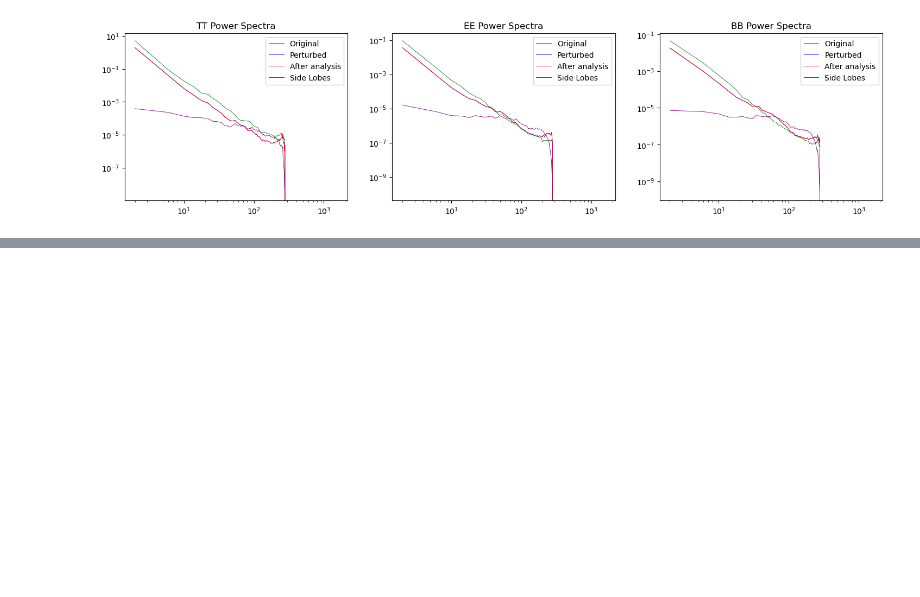
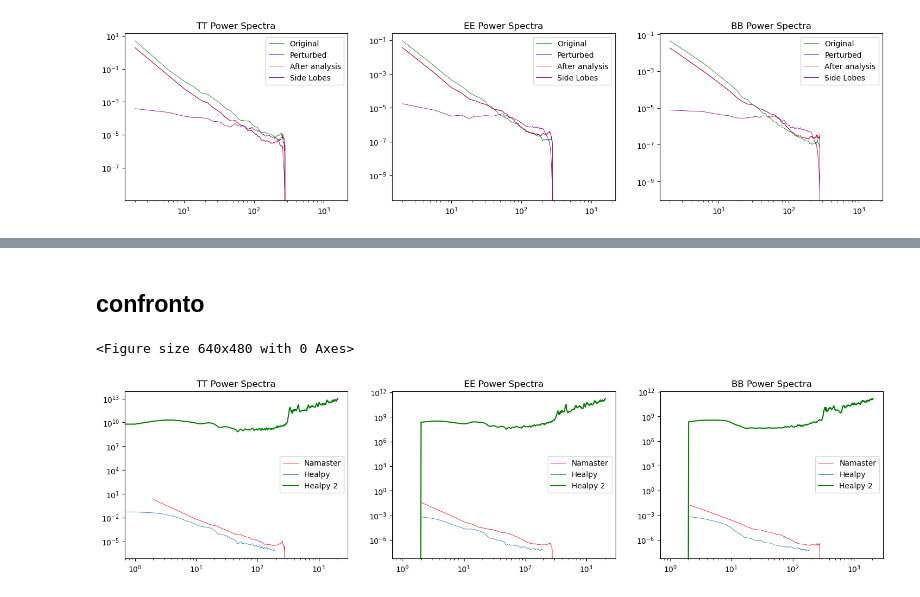
Before and after one commit to racheleguidettii/MastersThesis, a Jupyter notebook: PySMmaps/Patch_pysm.ipynb, the cells around one changed output, grey strips where cells are left out. Drawn from its saved outputs; the diff is of its cells as text; code cells hidden in the pictures; blank space fills up the shorter version.

```diff
--- a/PySMmaps/Patch_pysm.ipynb
+++ b/PySMmaps/Patch_pysm.ipynb
@@ -1106,0 +1147,49 @@ plt.show()
+# %% [markdown]
+## confronto
+# %%
+plt.figure()
+fig, ax = plt.subplots(1,3, figsize = (18,4))
+
+
+# TT
+ax[0].set_title('TT Power Spectra')
+ax[0].plot(ells_uncoupled, cl00_coupled[0], 'r', label='Namaster', linewidth=0.6)
+
+ells_TT = np.arange(len(TT_hp))
+ax[0].plot(ells_TT, TT_hp, label='Healpy', linewidth=0.6)
+
+ax[0].plot(ell_hp, cl_norm_hp*cl2_hp[modes[0]] , 'g', label = 'Healpy 2')
+
+ax[0].loglog()
+ax[0].legend()
+
+# EE
+ax[1].set_title('EE Power Spectra')
+ax[1].plot(ells_uncoupled, cl22_coupled[0], 'r', label='Namaster', linewidth=0.6)
+
+ells_EE = np.arange(len(EE_hp))
+ax[1].plot(ells_EE, EE_hp, label='Healpy', linewidth=0.6)
+# fattore :  ells_EE*(ells_EE+1)/2/np.pi*
+
+ax[1].plot(ell_hp,  cl_norm_hp*cl2_hp[modes[1]], 'g', label = 'Healpy 2')
+
+ax[1].loglog()
+ax[1].legend()
+
+# BB
+ax[2].set_title('BB Power Spectra')
+ax[2].plot(ells_uncoupled, cl22_coupled[3], 'r', label='Namaster', linewidth=0.6)
+
+ells_BB = np.arange(len(BB_hp))
+ax[2].plot(ells_BB, BB_hp, label='Healpy', linewidth=0.6)
+
+ax[2].plot(ell_hp,  cl_norm_hp*cl2_hp[modes[2]], 'g', label = 'Healpy 2')
+
+ax[2].loglog()
+ax[2].legend()
+
+
+plt.show()
+# %% [output]
+<Figure size 640x480 with 0 Axes>
+[figure, added]
```
Also changed, not shown: parts of 16 cells of this notebook.
